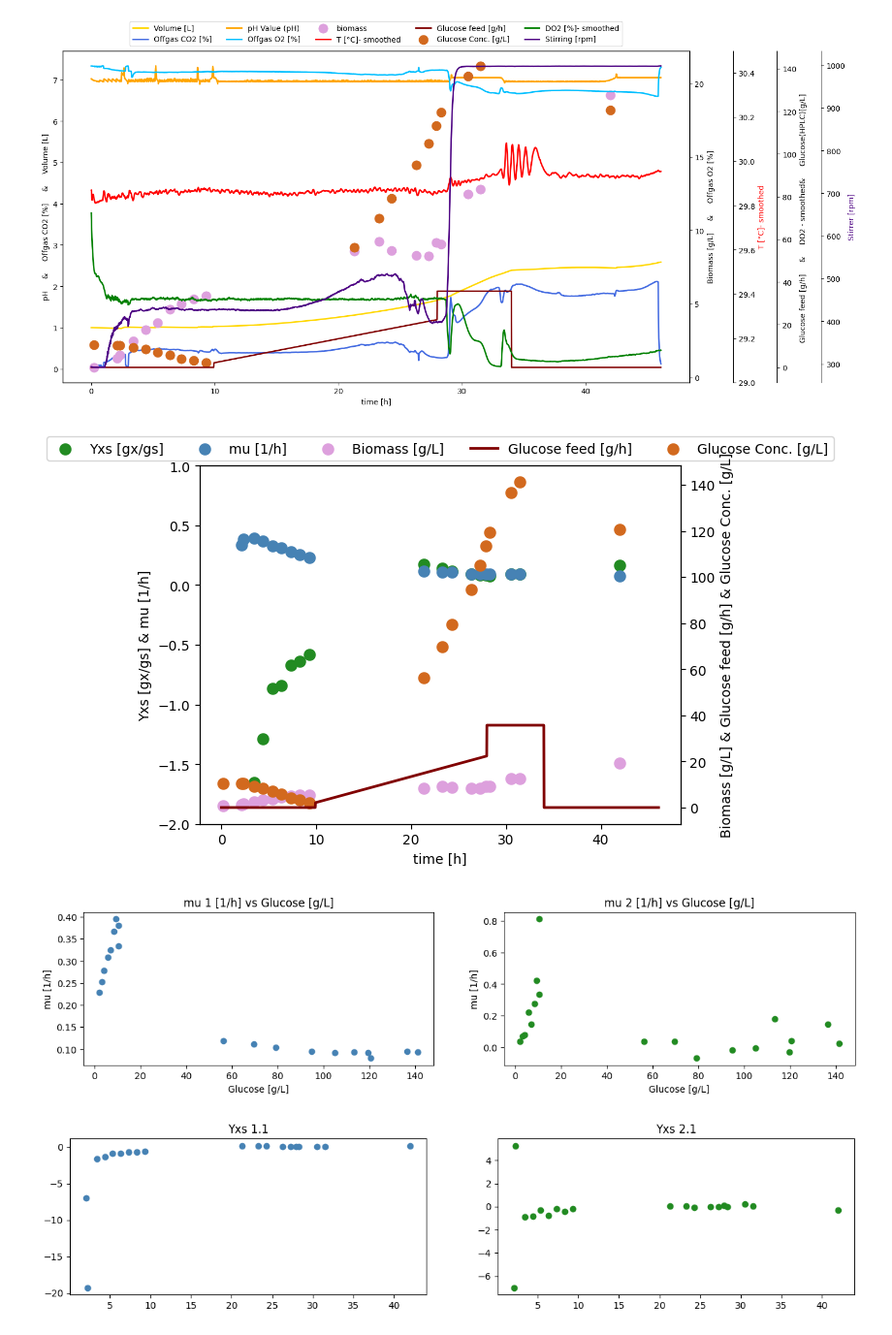
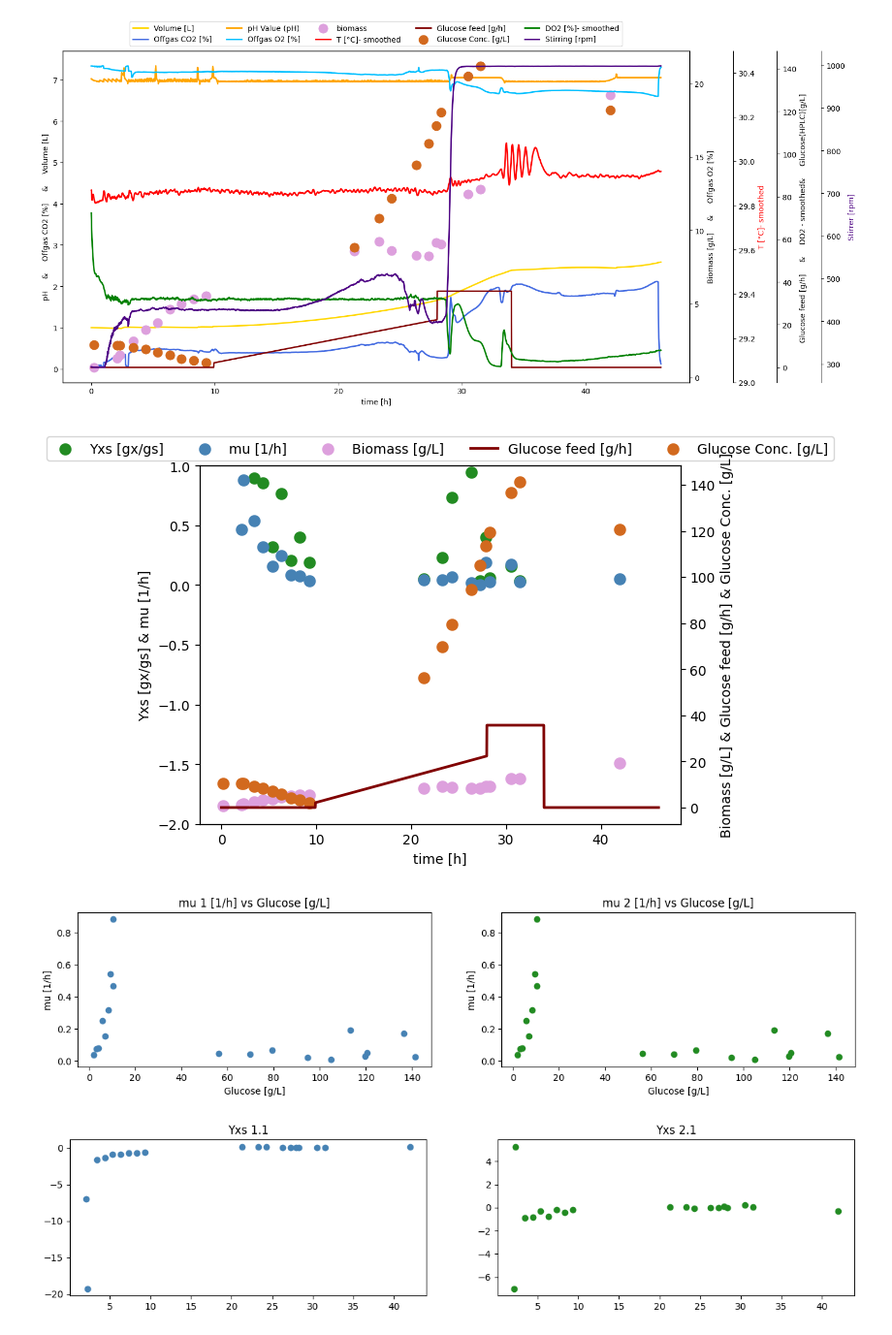
Before and after one commit to boripf/hybrid-model-corynebacterium, a Jupyter notebook: A_preprocessing.ipynb, the cells around one changed output. Shown at 97% size. Saved outputs shown, nothing was run; the diff lists cells and outputs as text; code cells hidden in the pictures.

```diff
--- a/A_preprocessing.ipynb
+++ b/A_preprocessing.ipynb
@@ -175,9 +175,16 @@ df_Yxs['mu between direct samples [1/h]'] = (abs(df_Yxs['Biomass [g/L]'].diff())
 df_Yxs['Yxs [gx/gs]'] = abs(df_Yxs['Biomass [g/L]'].diff()) / abs(df_Yxs['Consumed_Glucose [g/L]'].diff())
 
 
+# 1) qs ds/dt/x = mu/Yxs
+df_Yxs['qs 1 - ds/dt/x - [1/h]'] = (abs(df_Yxs['Consumed_Glucose [g/L]'].diff()) / abs(df_Yxs['time [h]'].diff()))/df_Yxs['Biomass [g/L]'].shift(1)
+
+# 2) qs
+# df_Yxs['qs 2 - mu/Yxs -[1/h]'] = df_Yxs['mu between direct samples [1/h]']/ df_Yxs['Yxs [gx/gs]']
+
+
 # Save the DataFrame to an Excel file
 df_Yxs.to_excel('data/Yxs_table.xlsx', index=False)
-df_Yxs.head(20)
+df_Yxs.head(10)
 # %% [output]
 |  | Biomass [g/L] | time [h] | Glucose [g/L] | Glycerol [g/L] | Lactic acid [g/L] | Acetic acid [g/L] | ... |
 | 0 | 0.694000 | 0.20 | 10.440 | 0.167 | 0.037 | 0.007 | ... |
@@ -343,8 +416,8 @@ fig, ax = plt.subplots()
 ax_2nd=ax.twinx()
 #ax_3rd=ax.twinx()
 
-ax.scatter(df['time [h]'], df['Yxs 1.1 [gx/gs]'], label='Yxs [gx/gs]', color='forestgreen', linewidth=3)
-ax.scatter(df['time [h]'], df['mu 1 [1/h]'], label='mu [1/h]', color='steelblue', linewidth=3)
+ax.scatter(df['time [h]'], df['Yxs [gx/gs]'], label='Yxs [gx/gs]', color='forestgreen', linewidth=3)
+ax.scatter(df['time [h]'], df['mu between direct samples [1/h]'], label='mu [1/h]', color='steelblue', linewidth=3)
 ax.set_ylim(-2,1)
 ax_2nd.scatter(df['time [h]'], df['Biomass [g/L]'], label='Biomass [g/L]', color='plum', linewidth=3)
 ax_2nd.plot(df['time [h]'], df['Glucose feed [g/h]'], label='Glucose feed [g/h]', color='maroon', linewidth=2)
@@ -368,24 +441,24 @@ all_labels = labels + labels_2nd # + labels_3rd
 ax.legend(all_handles, all_labels, loc='upper center', bbox_to_anchor=(0.5, 1.1), ncols=5)
 plt.show()
 # %% [output]
-[figure, old version]
+[figure, new version]
 # %%
 fig, ax = plt.subplots(1, 2, figsize=(15,3))
 
-ax[0].scatter(df['Glucose [g/L]'], df['mu 1 [1/h]'], label='mu [1/h]', color='steelblue', linewidth=1)
-ax[1].scatter(df['Glucose [g/L]'], df['mu 2 [1/h]'], label='mu [1/h]', color='forestgreen', linewidth=1)
+ax[0].scatter(df['Glucose [g/L]'], df['mu between direct samples [1/h]'], label='mu [1/h]', color='steelblue', linewidth=1)
+ax[1].scatter(df['Glucose [g/L]'], df['mu between direct samples [1/h]'], label='mu [1/h]', color='forestgreen', linewidth=1)
 
 ax[0].set_xlabel('Glucose [g/L]')
 ax[0].set_ylabel('mu [1/h]')
 ax[1].set_xlabel('Glucose [g/L]')
 ax[1].set_ylabel('mu [1/h]')
 
 
 ax[0].set_title('mu 1 [1/h] vs Glucose [g/L]')
 ax[1].set_title('mu 2 [1/h] vs Glucose [g/L]')
 plt.show()
 # %% [output]
-[figure, old version]
+[figure, new version]
 # %%
 fig, ax = plt.subplots(1, 2, figsize=(15,3))
 
```
Also changed, not shown: parts of 7 cells of this notebook, 3 other files.
